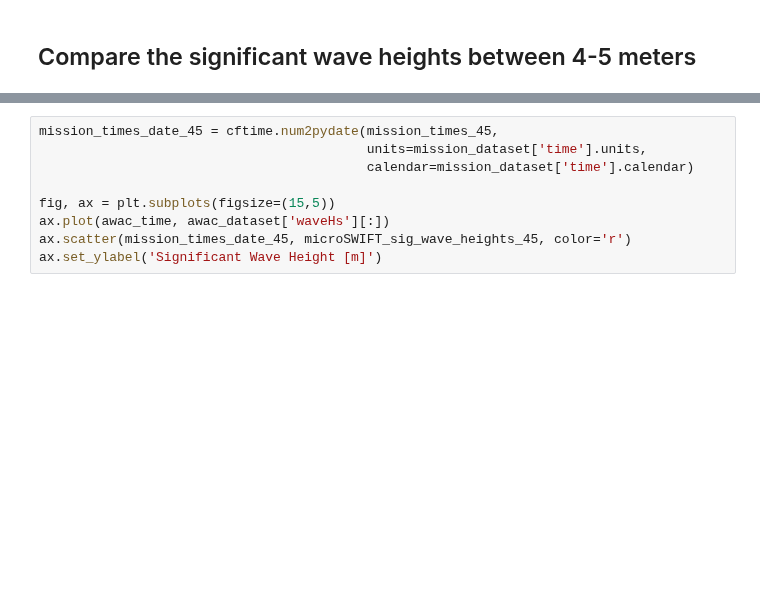
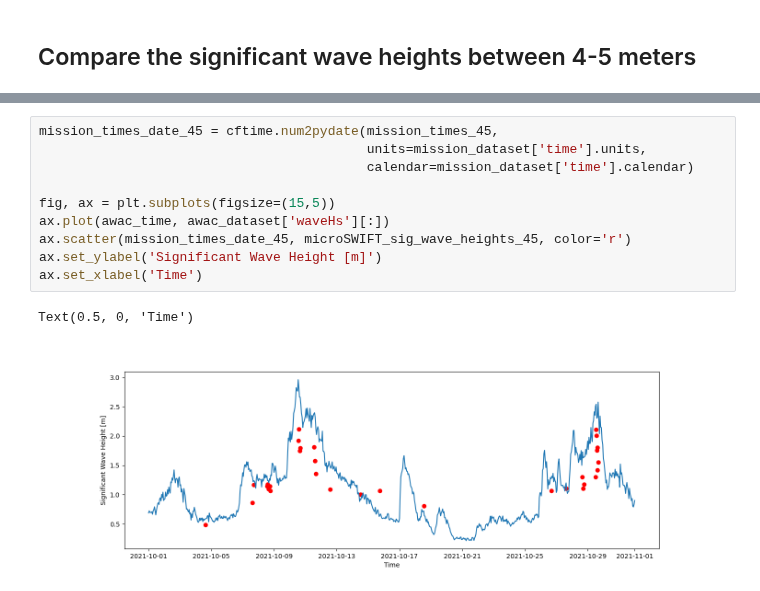
Before and after one commit to SASlabgroup/DUNEXMainExp, a Jupyter notebook: analysis/mission_comparison_4p5awac.ipynb, the cells around one changed output, grey strips where cells are left out. Drawn from its saved outputs; the diff is of its cells as text; blank space fills up the shorter version.

Commit message:
makes first drafts of plots

```diff
--- a/analysis/mission_comparison_4p5awac.ipynb
+++ b/analysis/mission_comparison_4p5awac.ipynb
@@ -162,9 +165,13 @@ ax.legend()
 # %%
 mission_times_date_45 = cftime.num2pydate(mission_times_45,
                                           units=mission_dataset['time'].units,
                                           calendar=mission_dataset['time'].calendar)
 
 fig, ax = plt.subplots(figsize=(15,5))
 ax.plot(awac_time, awac_dataset['waveHs'][:])
 ax.scatter(mission_times_date_45, microSWIFT_sig_wave_heights_45, color='r')
 ax.set_ylabel('Significant Wave Height [m]')
+ax.set_xlabel('Time')
+# %% [output]
+Text(0.5, 0, 'Time')
+[figure, added]
```
Also changed, not shown: parts of 1 cell of this notebook, 2 other files.
